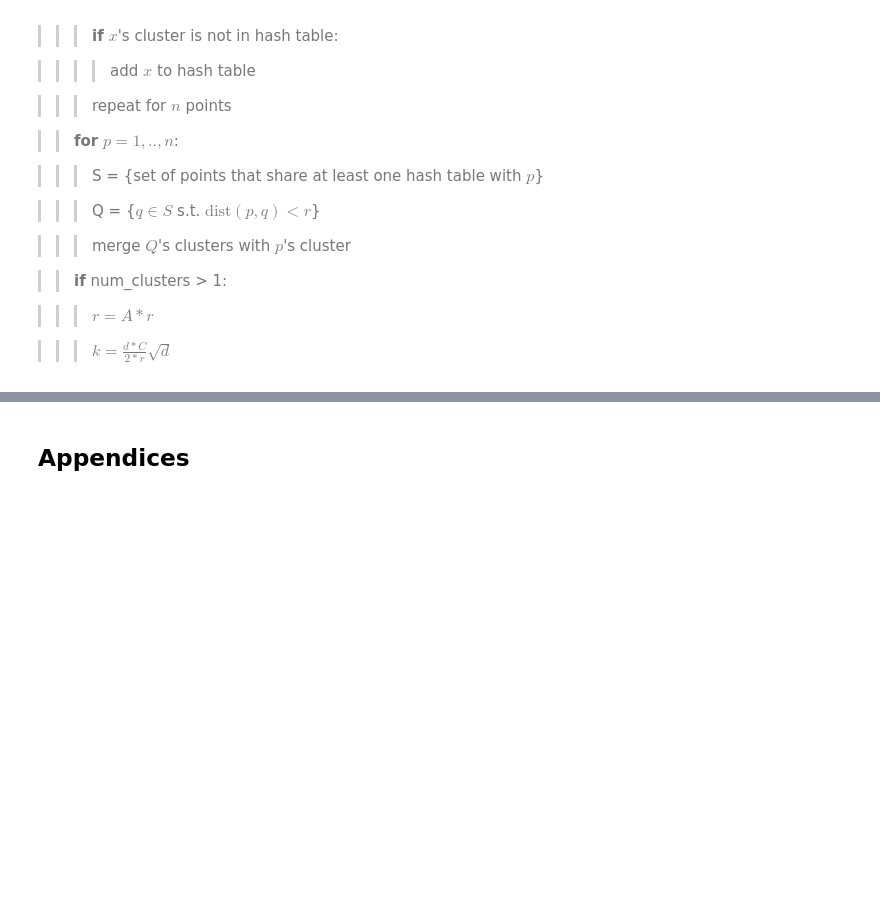
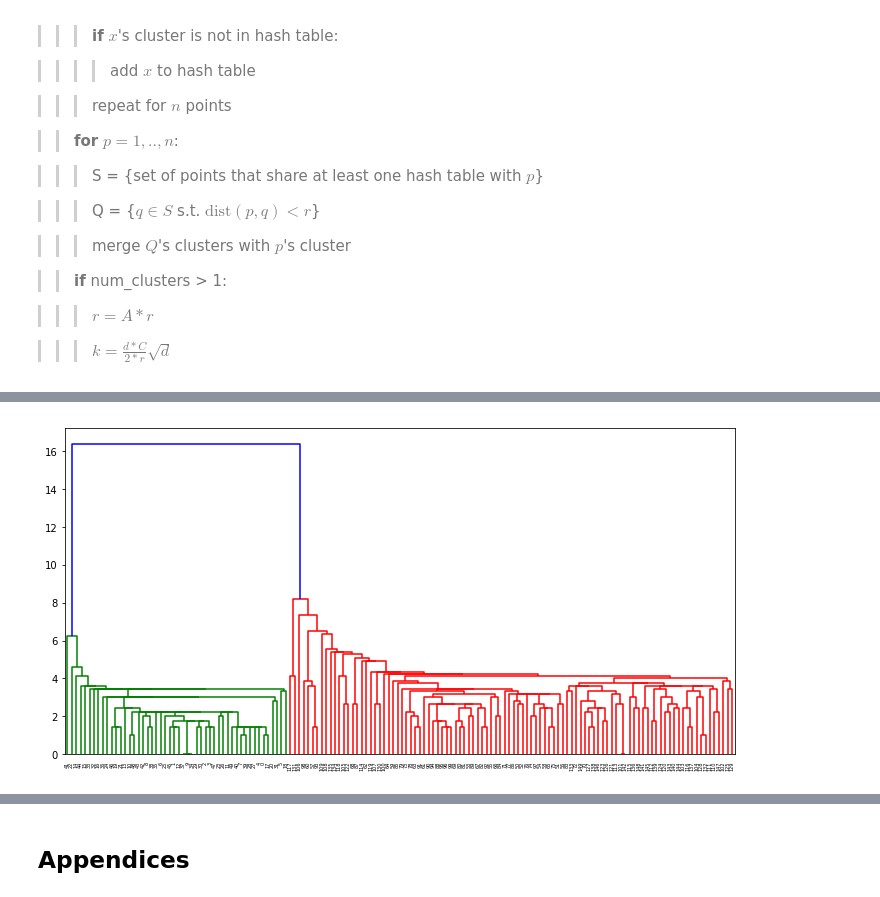
Before and after one commit to lisalebovici/LSHLinkClustering, a Jupyter notebook: report/FinalReport.ipynb, the cells around one changed output, grey strips where cells are left out. Cells and saved outputs as stored; diff of their text form; code cells hidden in the pictures; blank space fills up the shorter version.

Commit message:
add in iris dendrograms

```diff
--- a/report/FinalReport.ipynb
+++ b/report/FinalReport.ipynb
@@ -90,0 +103,10 @@ If there is more than one cluster remaining after the merges, the values for $r$
+# %%
+iris = datasets.load_iris().data * 10
+# %%
+z = linkage(iris, method="single")
+# %%
+dendrogram(z)
+plt.gcf().set_size_inches(12, 6)
+plt.show();
+# %% [output]
+[figure, added]
```
Also changed, not shown: parts of 11 cells of this notebook, 1 other file.
